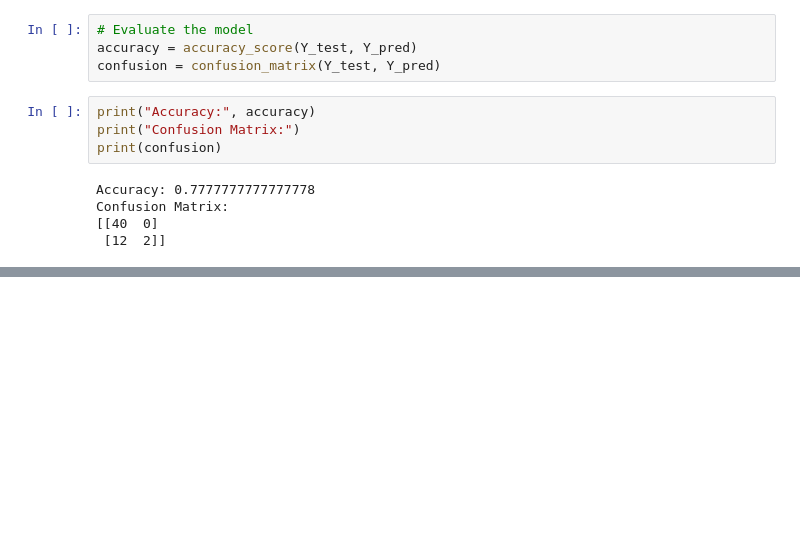
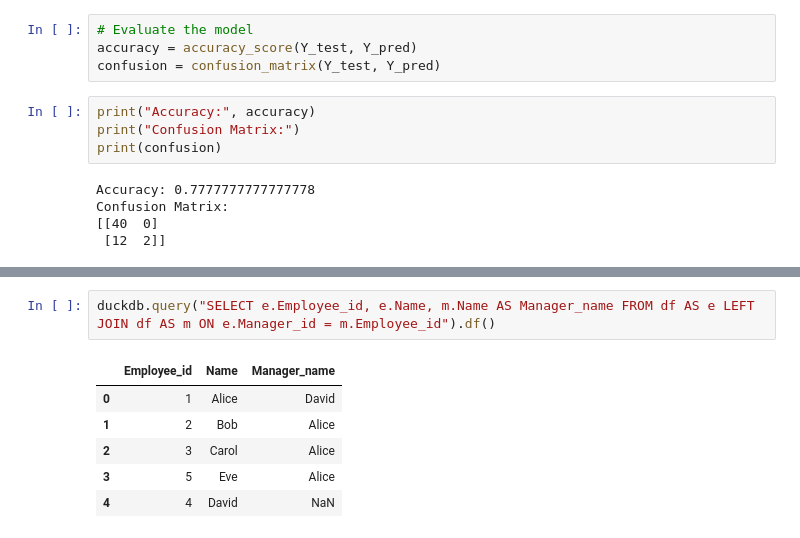
Before and after one commit to niteshkamboj2811/Python_Practice, a Jupyter notebook: Pyspark_BQ_python_sql_interview_practice.ipynb, the cells around one changed output, grey strips where cells are left out. Drawn from its saved outputs; the diff is of its cells as text; blank space fills up the shorter version.

```diff
--- a/Pyspark_BQ_python_sql_interview_practice.ipynb
+++ b/Pyspark_BQ_python_sql_interview_practice.ipynb
@@ -2111,0 +2183,9 @@ Confusion Matrix:
+# %%
+duckdb.query("SELECT e.Employee_id, e.Name, m.Name AS Manager_name FROM df AS e LEFT JOIN df AS m ON e.Manager_id = m.Employee_id").df()
+# %% [output]
+|  | Employee_id | Name | Manager_name |
+| 0 | 1 | Alice | David |
+| 1 | 2 | Bob | Alice |
+| 2 | 3 | Carol | Alice |
+| 3 | 5 | Eve | Alice |
+| 4 | 4 | David | NaN |
```
Also changed, not shown: parts of 28 cells of this notebook.
